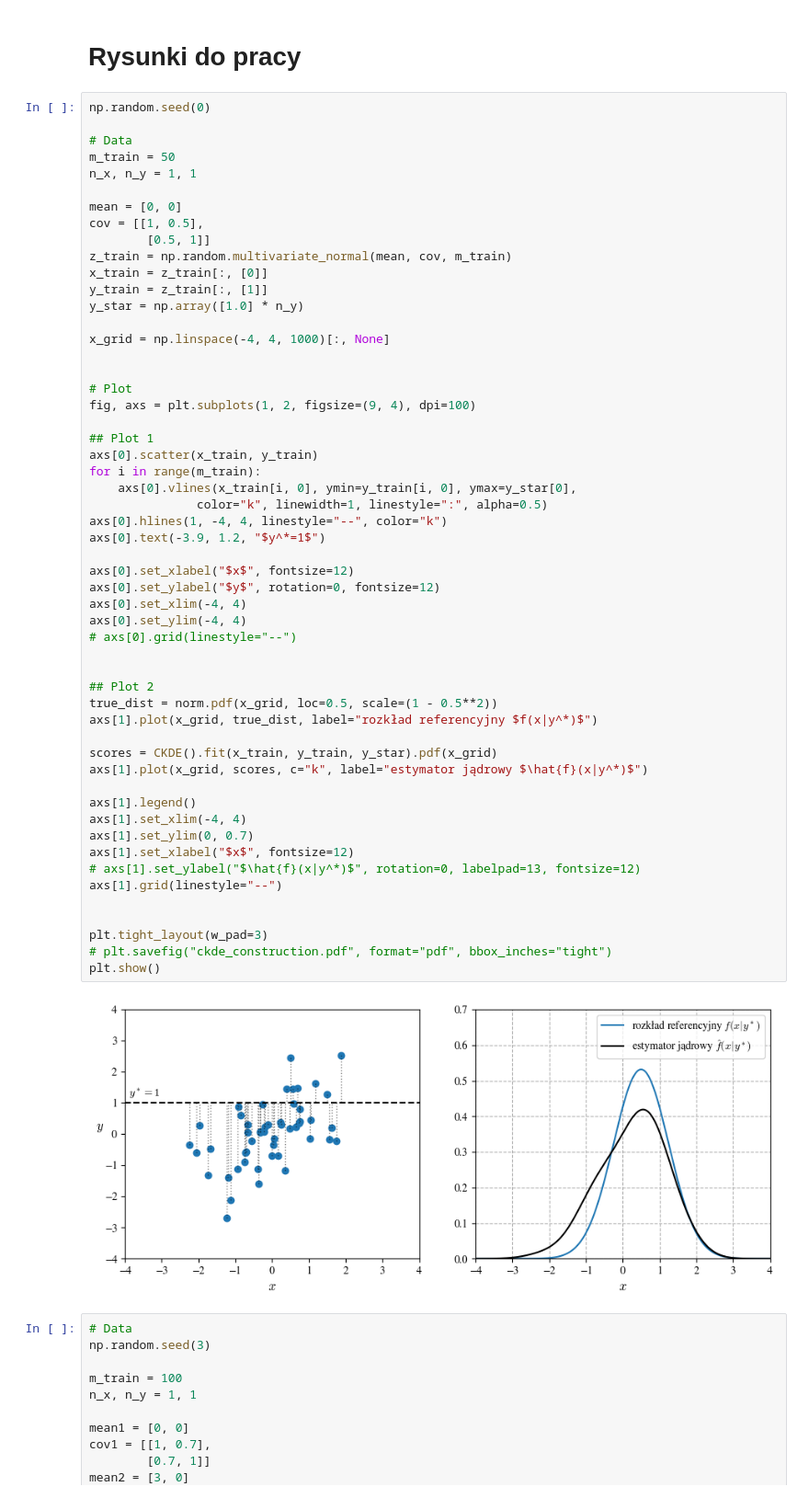
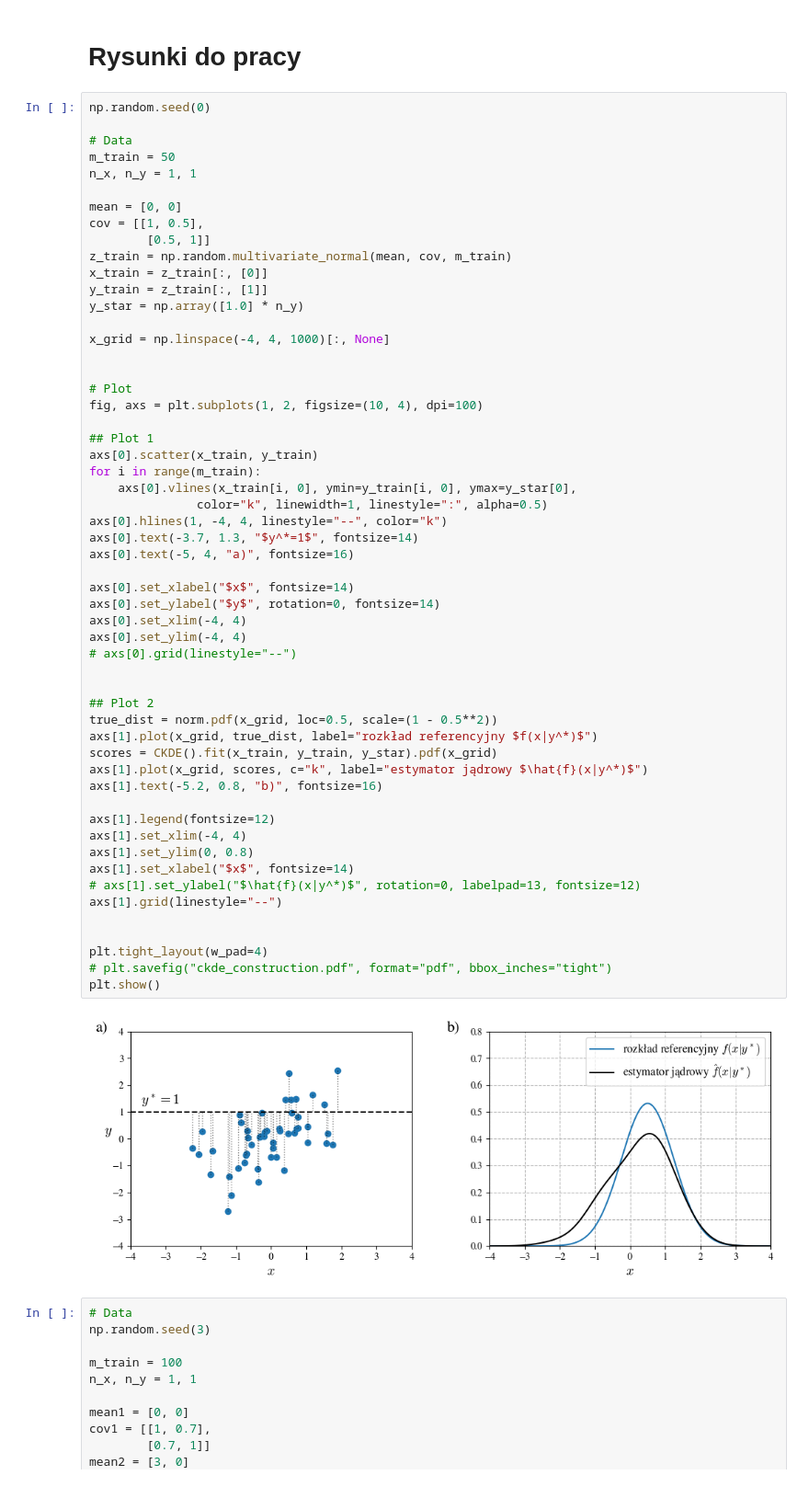
Before and after one commit to krystianfranus/kde-learn, a Jupyter notebook: notebooks/PhD_notes_ckde.ipynb, the cells around one changed output. Shown at 92% size. Saved outputs shown, nothing was run; the diff lists cells and outputs as text.

```diff
--- a/notebooks/PhD_notes_ckde.ipynb
+++ b/notebooks/PhD_notes_ckde.ipynb
@@ -513,43 +513,44 @@ x_grid = np.linspace(-4, 4, 1000)[:, None]
 
 
 # Plot
-fig, axs = plt.subplots(1, 2, figsize=(9, 4), dpi=100)
+fig, axs = plt.subplots(1, 2, figsize=(10, 4), dpi=100)
 
 ## Plot 1
 axs[0].scatter(x_train, y_train)
 for i in range(m_train):
     axs[0].vlines(x_train[i, 0], ymin=y_train[i, 0], ymax=y_star[0],
                color="k", linewidth=1, linestyle=":", alpha=0.5)
 axs[0].hlines(1, -4, 4, linestyle="--", color="k")
-axs[0].text(-3.9, 1.2, "$y^*=1$")
+axs[0].text(-3.7, 1.3, "$y^*=1$", fontsize=14)
+axs[0].text(-5, 4, "a)", fontsize=16)
 
-axs[0].set_xlabel("$x$", fontsize=12)
-axs[0].set_ylabel("$y$", rotation=0, fontsize=12)
+axs[0].set_xlabel("$x$", fontsize=14)
+axs[0].set_ylabel("$y$", rotation=0, fontsize=14)
 axs[0].set_xlim(-4, 4)
 axs[0].set_ylim(-4, 4)
 # axs[0].grid(linestyle="--")
 
 
 ## Plot 2
 true_dist = norm.pdf(x_grid, loc=0.5, scale=(1 - 0.5**2))
 axs[1].plot(x_grid, true_dist, label="rozkład referencyjny $f(x|y^*)$")
-
 scores = CKDE().fit(x_train, y_train, y_star).pdf(x_grid)
 axs[1].plot(x_grid, scores, c="k", label="estymator jądrowy $\hat{f}(x|y^*)$")
+axs[1].text(-5.2, 0.8, "b)", fontsize=16)
 
-axs[1].legend()
+axs[1].legend(fontsize=12)
 axs[1].set_xlim(-4, 4)
-axs[1].set_ylim(0, 0.7)
-axs[1].set_xlabel("$x$", fontsize=12)
+axs[1].set_ylim(0, 0.8)
+axs[1].set_xlabel("$x$", fontsize=14)
 # axs[1].set_ylabel("$\hat{f}(x|y^*)$", rotation=0, labelpad=13, fontsize=12)
 axs[1].grid(linestyle="--")
 
 
-plt.tight_layout(w_pad=3)
+plt.tight_layout(w_pad=4)
 # plt.savefig("ckde_construction.pdf", format="pdf", bbox_inches="tight")
 plt.show()
 # %% [output]
-[figure, old version]
+[figure, new version]
 # %%
 # Data
 np.random.seed(3)
```
Also changed, not shown: parts of 4 cells of this notebook, 32 other files.
